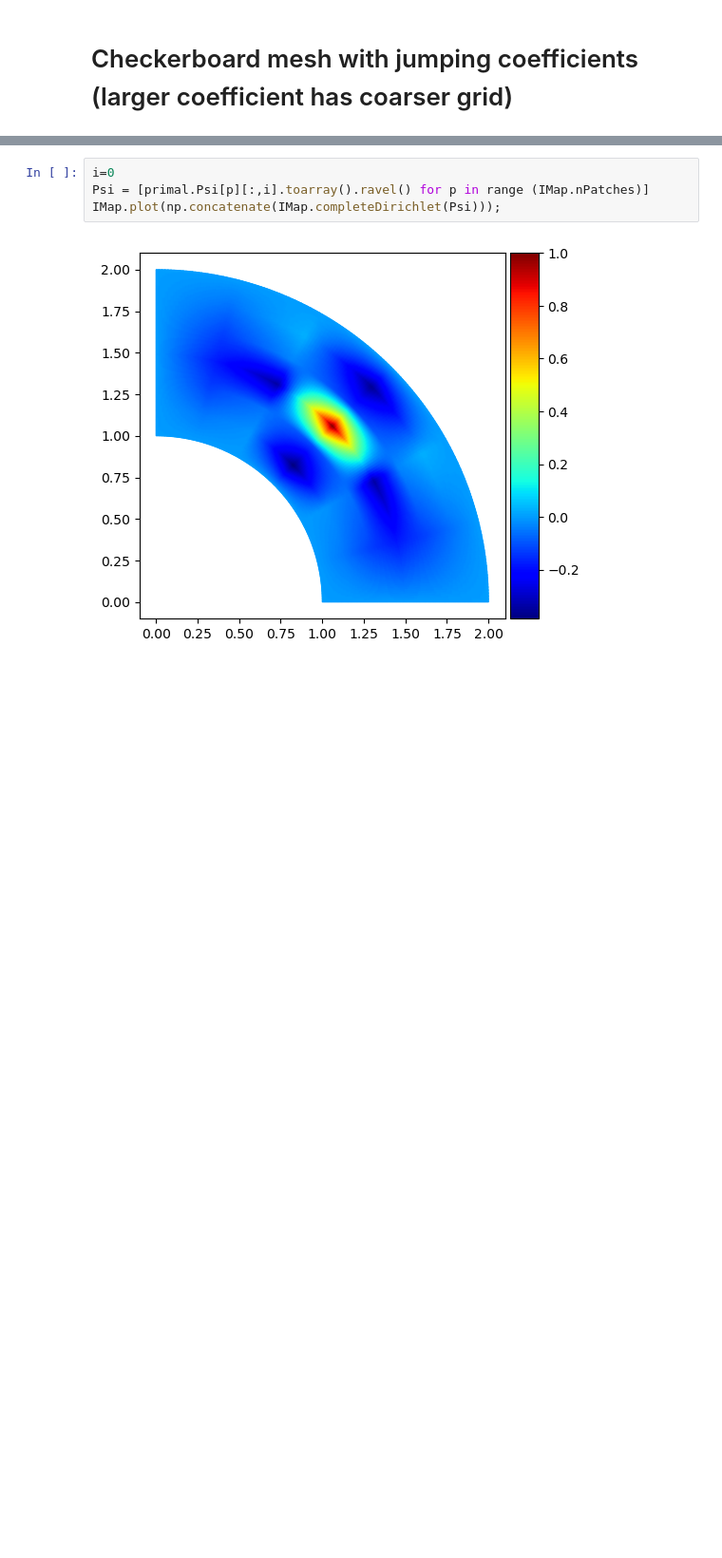
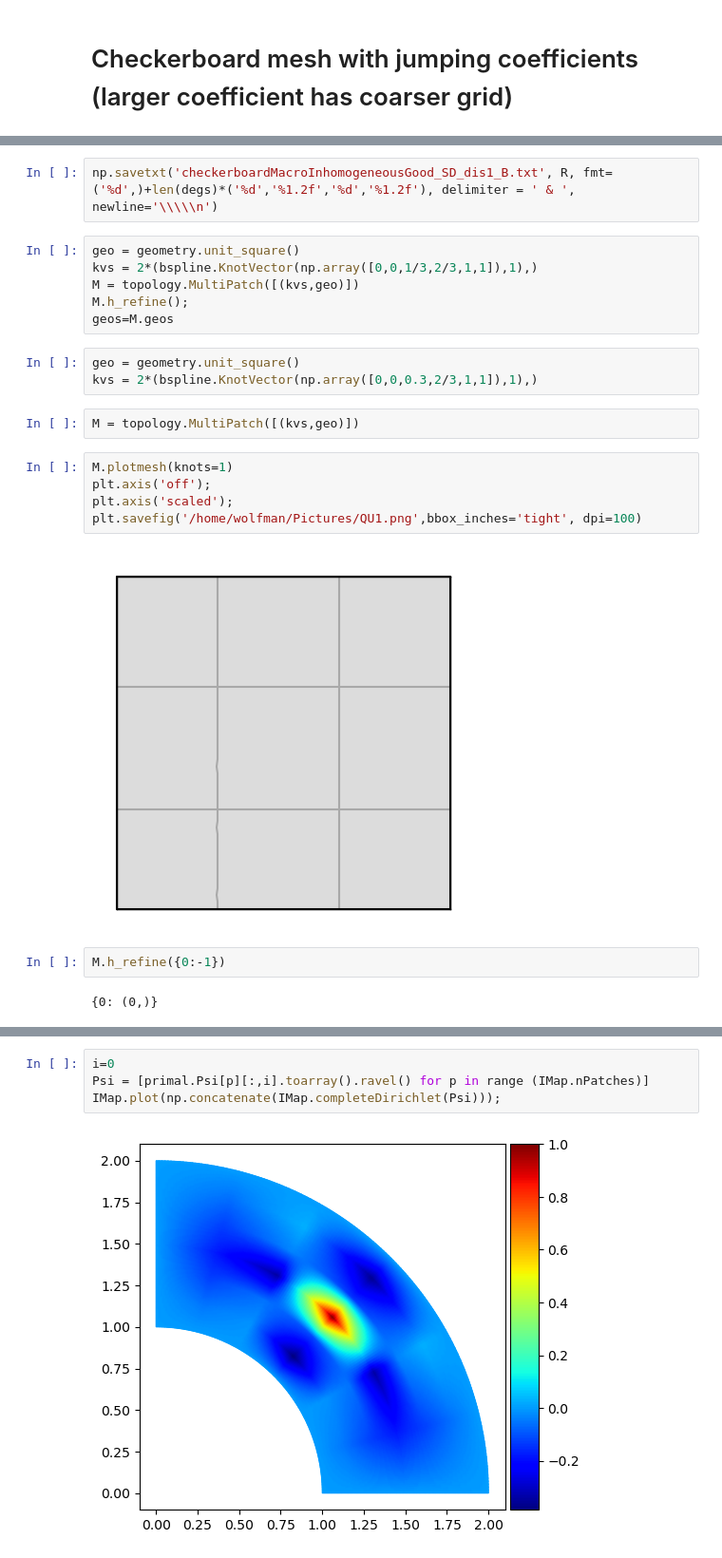
Before and after one commit to c-f-h/pyiga, a Jupyter notebook: notebooks/IETI.ipynb, the cells around one changed output, grey strips where cells are left out. Shown at 95% size. Drawn from its saved outputs; the diff is of its cells as text; blank space fills up the shorter version.

```diff
--- a/notebooks/IETI.ipynb
+++ b/notebooks/IETI.ipynb
@@ -248,0 +373,24 @@ pcg with preconditioned condition number κ ~ 5.049 stopped after 14 iterations
+# %%
+np.savetxt('checkerboardMacroInhomogeneousGood_SD_dis1_B.txt', R, fmt=('%d',)+len(degs)*('%d','%1.2f','%d','%1.2f'), delimiter = ' & ', newline='\\\\\n')
+# %%
+geo = geometry.unit_square()
+kvs = 2*(bspline.KnotVector(np.array([0,0,1/3,2/3,1,1]),1),)
+M = topology.MultiPatch([(kvs,geo)])
+M.h_refine();
+geos=M.geos
+# %%
+geo = geometry.unit_square()
+kvs = 2*(bspline.KnotVector(np.array([0,0,0.3,2/3,1,1]),1),)
+# %%
+M = topology.MultiPatch([(kvs,geo)])
+# %%
+M.plotmesh(knots=1)
+plt.axis('off');
+plt.axis('scaled');
+plt.savefig('/home/wolfman/Pictures/QU1.png',bbox_inches='tight', dpi=100)
+# %% [output]
+[figure, added]
+# %%
+M.h_refine({0:-1})
+# %% [output]
+{0: (0,)}
```
Also changed, not shown: parts of 47 cells of this notebook, 54 other files.
